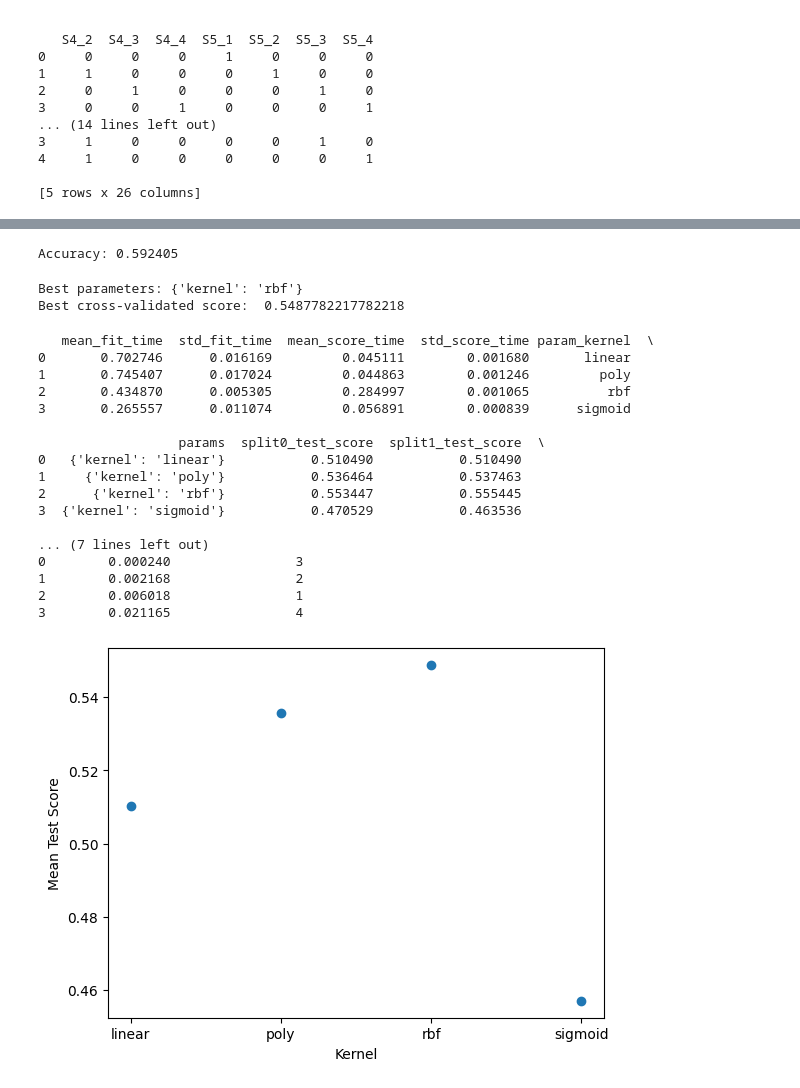
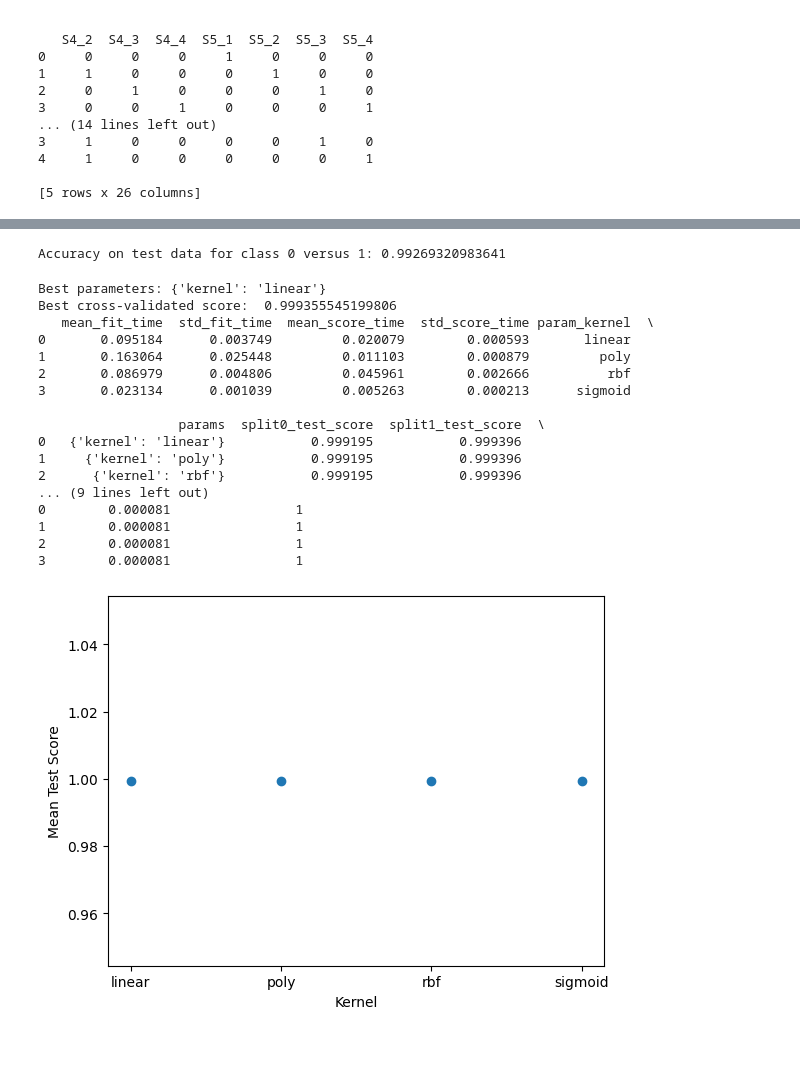
Before and after one commit to boncui/514-PA2, a Jupyter notebook: SVM.ipynb, the cells around one changed output, grey strips where cells are left out. Saved outputs shown, nothing was run; the diff lists cells and outputs as text; code cells hidden in the pictures; blank space fills up the shorter version.

```diff
--- a/SVM.ipynb
+++ b/SVM.ipynb
@@ -79,60 +124,54 @@ print(testing_data_preprocessed.head())
 # %%
-# create a SVM classifier
-clf = SVC(kernel='rbf', C=1, gamma=0.1)
-clf.fit(X_train, y_train)
-predicted_labels = clf.predict(testing_data_preprocessed.drop('Class', axis=1).to_numpy())
-
-# calculate the accuracy
-accuracy = accuracy_score(testing_data_preprocessed['Class'].to_numpy(), predicted_labels)
-print(f'Accuracy: {accuracy}')
+# train the model on the training dataset with the best kernel and evaluate it on the test dataset
+clf = SVC(kernel=best_kernel, C=1, gamma=0.1)
+clf.fit(training_data_preprocessed_01.drop('Class', axis=1), training_data_preprocessed_01['Class'])
+# predicted_labels = clf.predict(testing_data_preprocessed_01.drop('Class', axis=1).to_numpy())
+accuracy = clf.score(testing_data_preprocessed_01.drop('Class', axis=1), testing_data_preprocessed_01['Class'])
+print(f'Accuracy on test data for class 0 versus 1: {accuracy}')
 # %% [output]
-Accuracy: 0.592405
+Accuracy on test data for class 0 versus 1: 0.99269320983641
-# %%
-# cross validation to test different kernls and hyperparameters
-kernels = ['linear', 'poly', 'rbf', 'sigmoid']
-
-param_grid = {
-    'kernel': ['linear', 'poly', 'rbf', 'sigmoid'],
-}
-
-clf = SVC()
-
-grid_search = GridSearchCV(clf, param_grid, cv=5)
-grid_search.fit(X_val, y_val)
-
-print("Best parameters:", grid_search.best_params_)
-print("Best cross-validated score: ", grid_search.best_score_)
-# %% [output]
-Best parameters: {'kernel': 'rbf'}
-Best cross-validated score:  0.5487782217782218
 # %%
+# perform 5-fold cross validation on the training dataset on the binary classification problem of class 0 versus 2
+param_grid = {
+    'kernel': ['linear', 'poly', 'rbf', 'sigmoid'],
+}
+clf = SVC()
+grid_search = GridSearchCV(clf, param_grid, cv=5)
+grid_search.fit(training_data_preprocessed_02.drop('Class', axis=1), training_data_preprocessed_02['Class'])
+
+print("Best parameters:", grid_search.best_params_)
+print("Best cross-validated score: ", grid_search.best_score_)
+
 # plotting results
 results = pd.DataFrame(grid_search.cv_results_)
 print(results)
 
 # scatter plot of results for each kernel
 fig, ax = plt.subplots()
 ax.scatter(results['param_kernel'], results['mean_test_score'])
 
 ax.set_xlabel('Kernel')
 ax.set_ylabel('Mean Test Score')
 plt.show()
+
+# get best kernel
+best_kernel = grid_search.best_params_['kernel']
 # %% [output]
+Best parameters: {'kernel': 'linear'}
+Best cross-validated score:  0.999355545199806
    mean_fit_time  std_fit_time  mean_score_time  std_score_time param_kernel  \
-0       0.702746      0.016169         0.045111        0.001680       linear
-1       0.745407      0.017024         0.044863        0.001246         poly
-2       0.434870      0.005305         0.284997        0.001065          rbf
-3       0.265557      0.011074         0.056891        0.000839      sigmoid
+0       0.095184      0.003749         0.020079        0.000593       linear
+1       0.163064      0.025448         0.011103        0.000879         poly
+2       0.086979      0.004806         0.045961        0.002666          rbf
+3       0.023134      0.001039         0.005263        0.000213      sigmoid
 
                   params  split0_test_score  split1_test_score  \
-0   {'kernel': 'linear'}           0.510490           0.510490
-1     {'kernel': 'poly'}           0.536464           0.537463
-2      {'kernel': 'rbf'}           0.553447           0.555445
-3  {'kernel': 'sigmoid'}           0.470529           0.463536
-
-... (7 lines left out)
-0        0.000240                3
-1        0.002168                2
-2        0.006018                1
-3        0.021165                4
+0   {'kernel': 'linear'}           0.999195           0.999396
+1     {'kernel': 'poly'}           0.999195           0.999396
+2      {'kernel': 'rbf'}           0.999195           0.999396
+... (9 lines left out)
+0        0.000081                1
+1        0.000081                1
+2        0.000081                1
+3        0.000081                1
-[figure, old version]
+[figure, new version]
```
Also changed, not shown: parts of 5 cells of this notebook.
